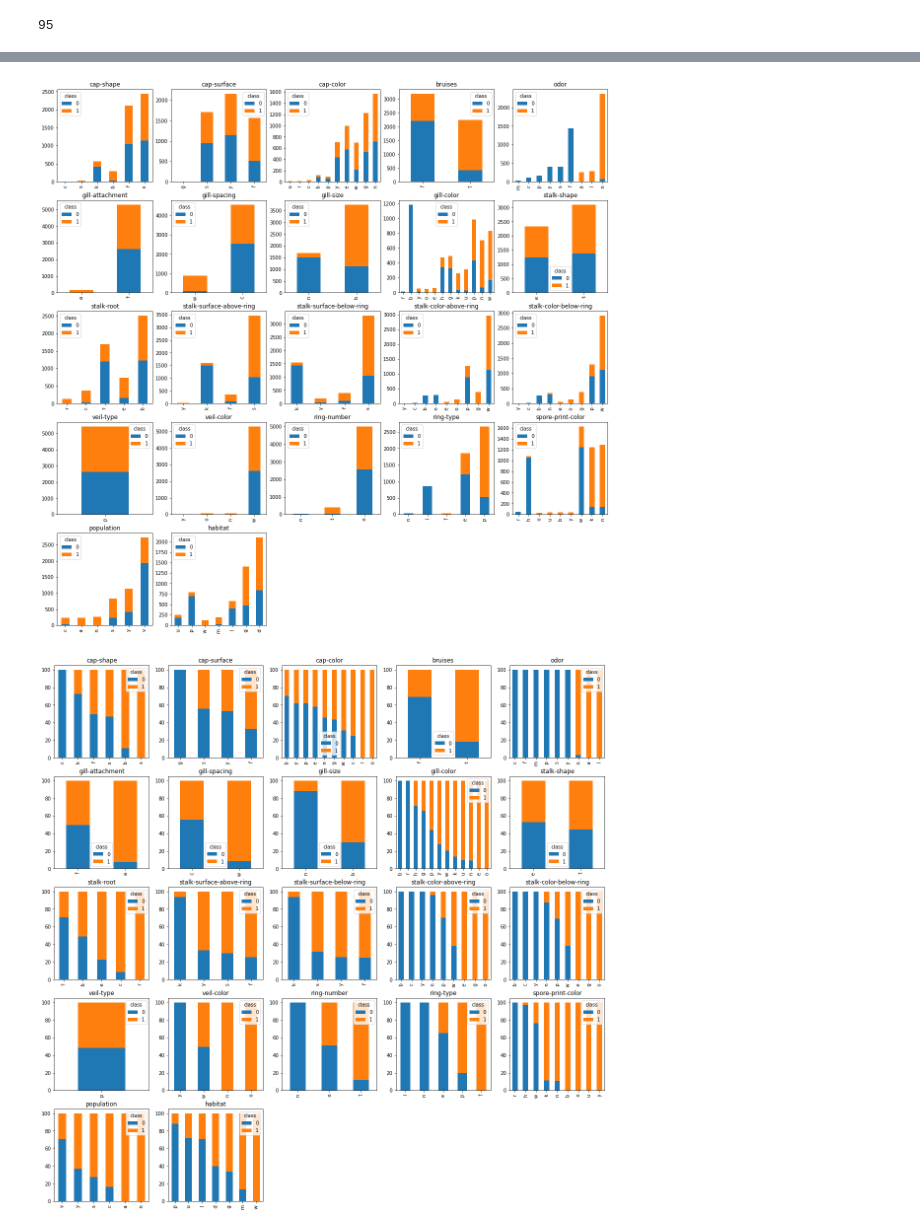
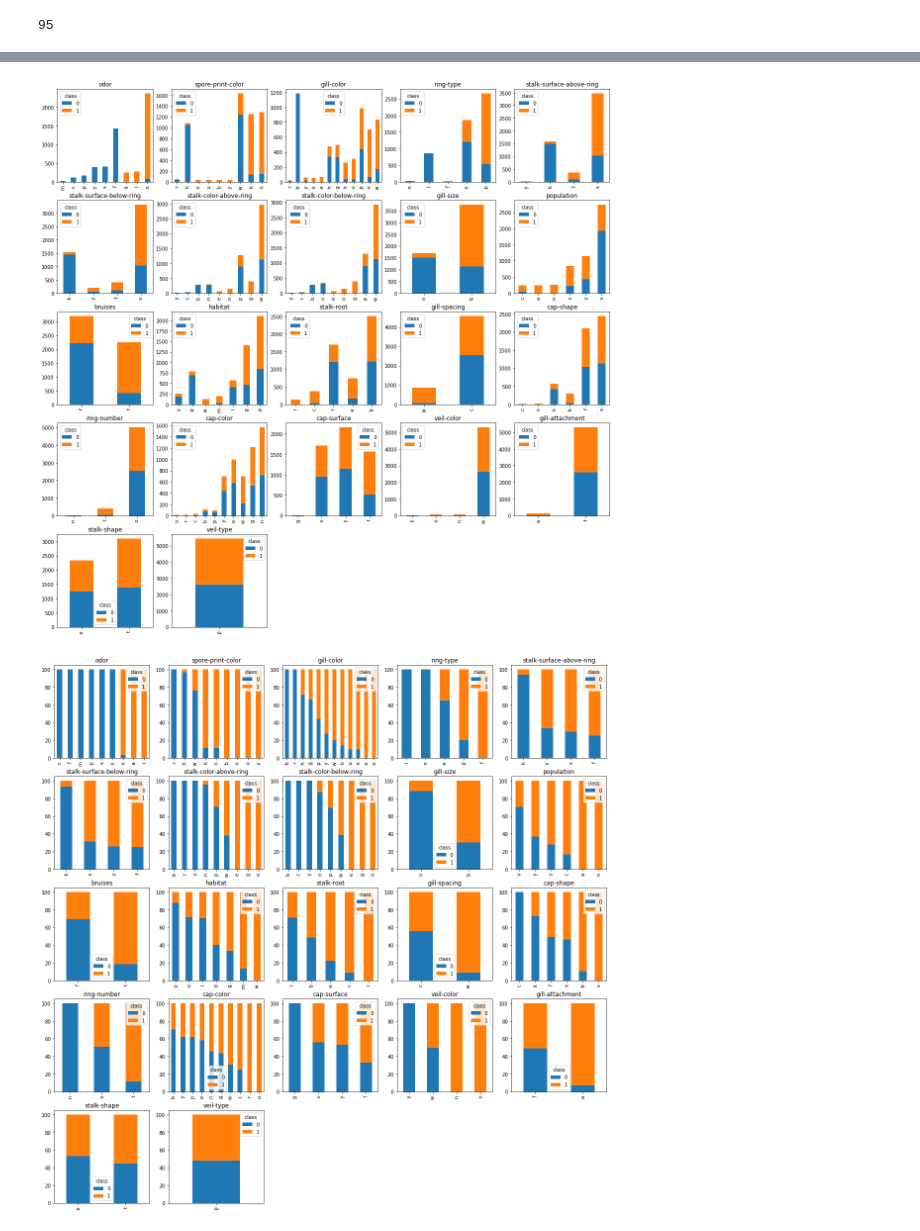
Before and after one commit to leofmr/mushrooms, a Jupyter notebook: 02 - descriptive_analysis.ipynb, the cells around one changed output, grey strips where cells are left out. Saved outputs shown, nothing was run; the diff lists cells and outputs as text; code cells hidden in the pictures.

```diff
--- a/02 - descriptive_analysis.ipynb
+++ b/02 - descriptive_analysis.ipynb
@@ -66,0 +95,9 @@ one_hot_attributes
+# %%
+information_gain = dict()
+X_cols = X_train.columns
+for col in X_cols:
+    information_gain[col] = compute_information_gain(x=X_train[col], y=y_train)
+information_gain = pd.Series(information_gain)
+# %%
+information_gain.sort_values(inplace=True)
+information_gain.plot(kind="barh", figsize=[15, 10]);
@@ -76,17 +117,19 @@ def stacked_bar(X_col, y, percent=False):
     plt.title(X_col.name)
     plt.xlabel(None)
 # %%
-def stacked_subplots(X, y, percent, n_rows=5, n_cols=5, figsize=[20, 20]):
+def stacked_subplots(X, y, percent, cols, n_rows=5, n_cols=5, figsize=[20, 20]):
     plt.figure(figsize=figsize)
-    for i, col in enumerate(X.columns):
+    for i, col in enumerate(cols):
         plt.subplot(n_rows, n_cols, i + 1)
         stacked_bar(X_col=X[col], y=y, percent=percent)
     plt.show()
+# %%
+plot_order = information_gain.sort_values(ascending=False).index
 # %%
-stacked_subplots(X=X_train, y=y_train, percent=False)
+stacked_subplots(X=X_train, y=y_train, percent=False, cols=plot_order)
 # %% [output]
-[figure, old version]
+[figure, new version]
 # %%
-stacked_subplots(X=X_train, y=y_train, percent=True)
+stacked_subplots(X=X_train, y=y_train, percent=True, cols=plot_order)
 # %% [output]
-[figure, old version]
+[figure, new version]
```
Also changed, not shown: parts of 6 cells of this notebook, 3 other files.
